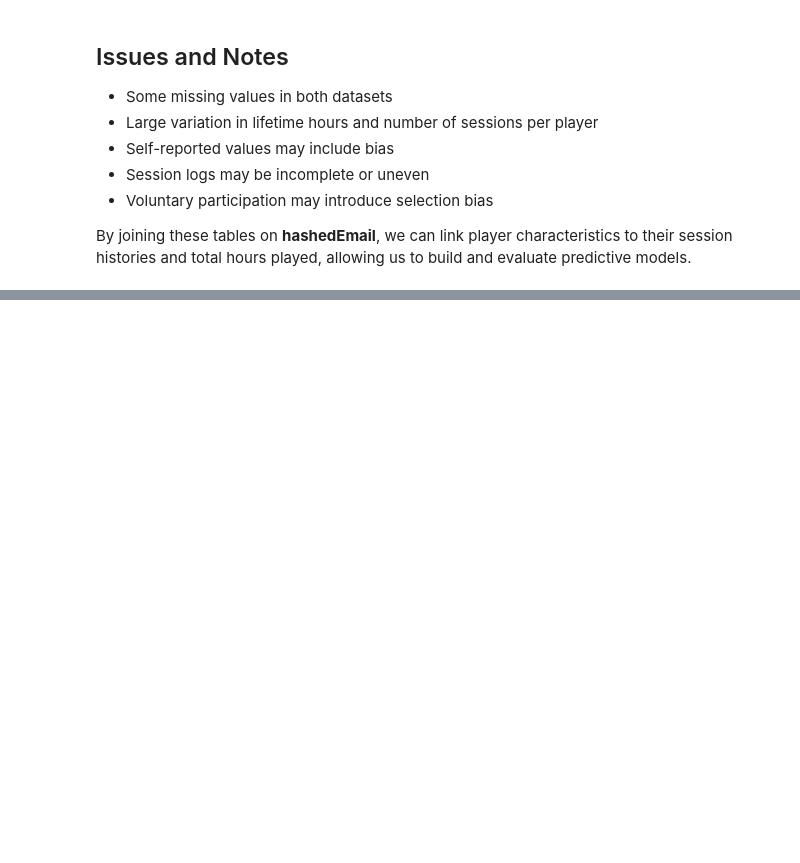
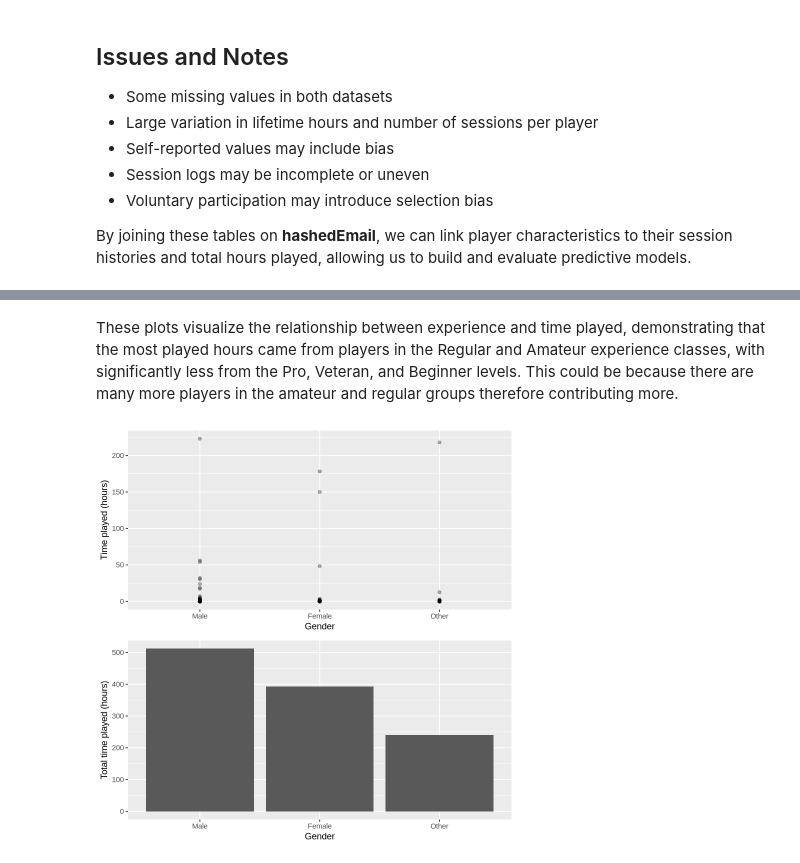
Before and after one commit to nat-ttt/group_project_final, a Jupyter notebook: Group_project.ipynb, the cells around one changed output, grey strips where cells are left out. Cells and saved outputs as stored; diff of their text form; code cells hidden in the pictures; blank space fills up the shorter version.

```diff
--- a/Group_project.ipynb
+++ b/Group_project.ipynb
@@ -185,0 +152,15 @@ Warning message:
+# %% [markdown]
+These plots visualize the relationship between experience and time played, demonstrating that the most played hours came from players in the Regular and Amateur experience classes, with significantly less from the Pro, Veteran, and Beginner levels. This could be because there are many more players in the amateur and regular groups therefore contributing more.
+# %%
+gender_plot <- ggplot(players_cleaned, aes(x = gender, y = played_hours)) +
+    geom_point(alpha = 0.3) +
+    xlab("Gender") +
+    ylab("Time played (hours)")
+
+gender_plot2 <- ggplot(players_cleaned, aes(x = gender, y = played_hours)) +
+    geom_bar(stat = "identity") +
+    xlab("Gender") +
+    ylab("Total time played (hours)")
+plot_grid(gender_plot, gender_plot2, ncol = 1)
+# %% [output]
+[figure, added]
```
Also changed, not shown: parts of 11 cells of this notebook.
